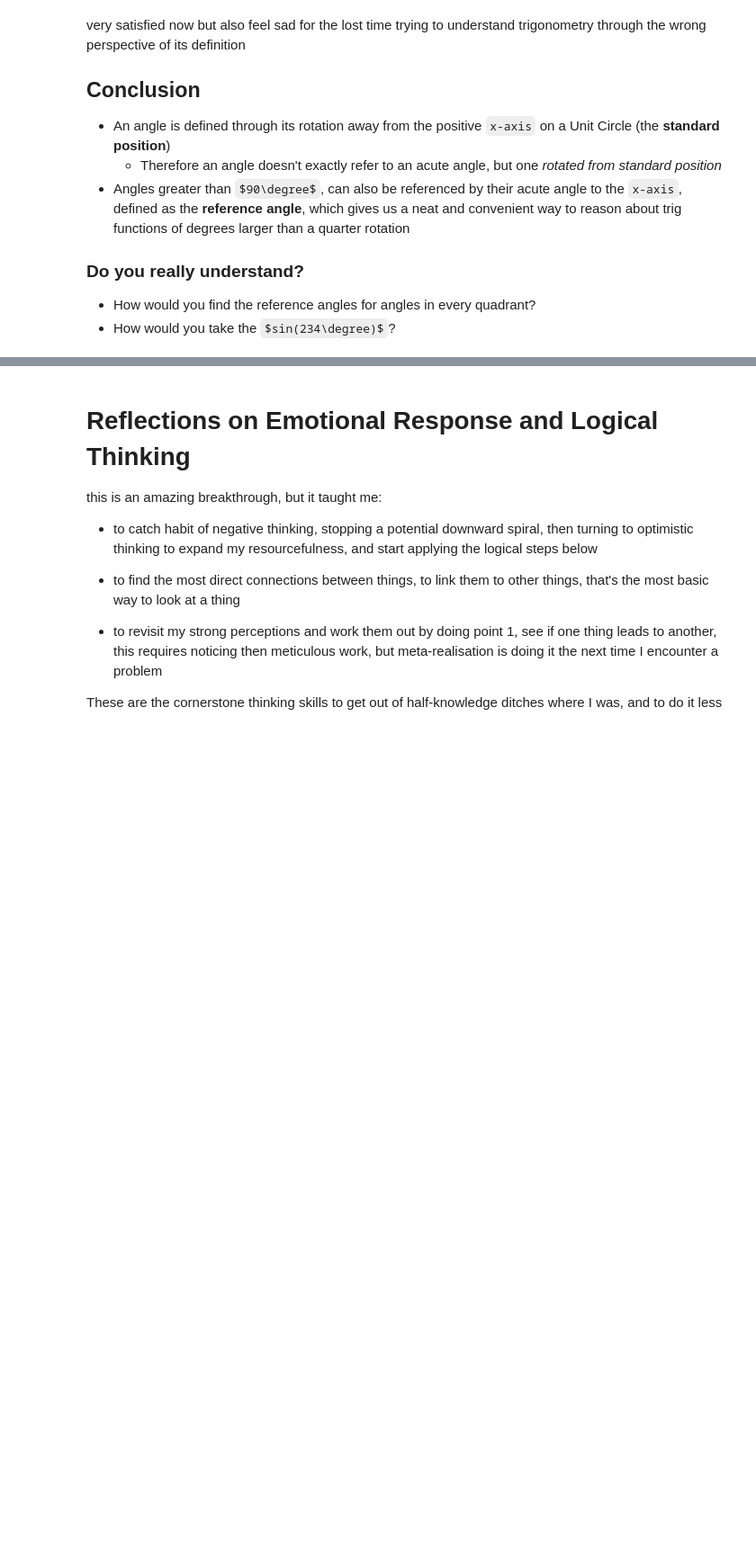
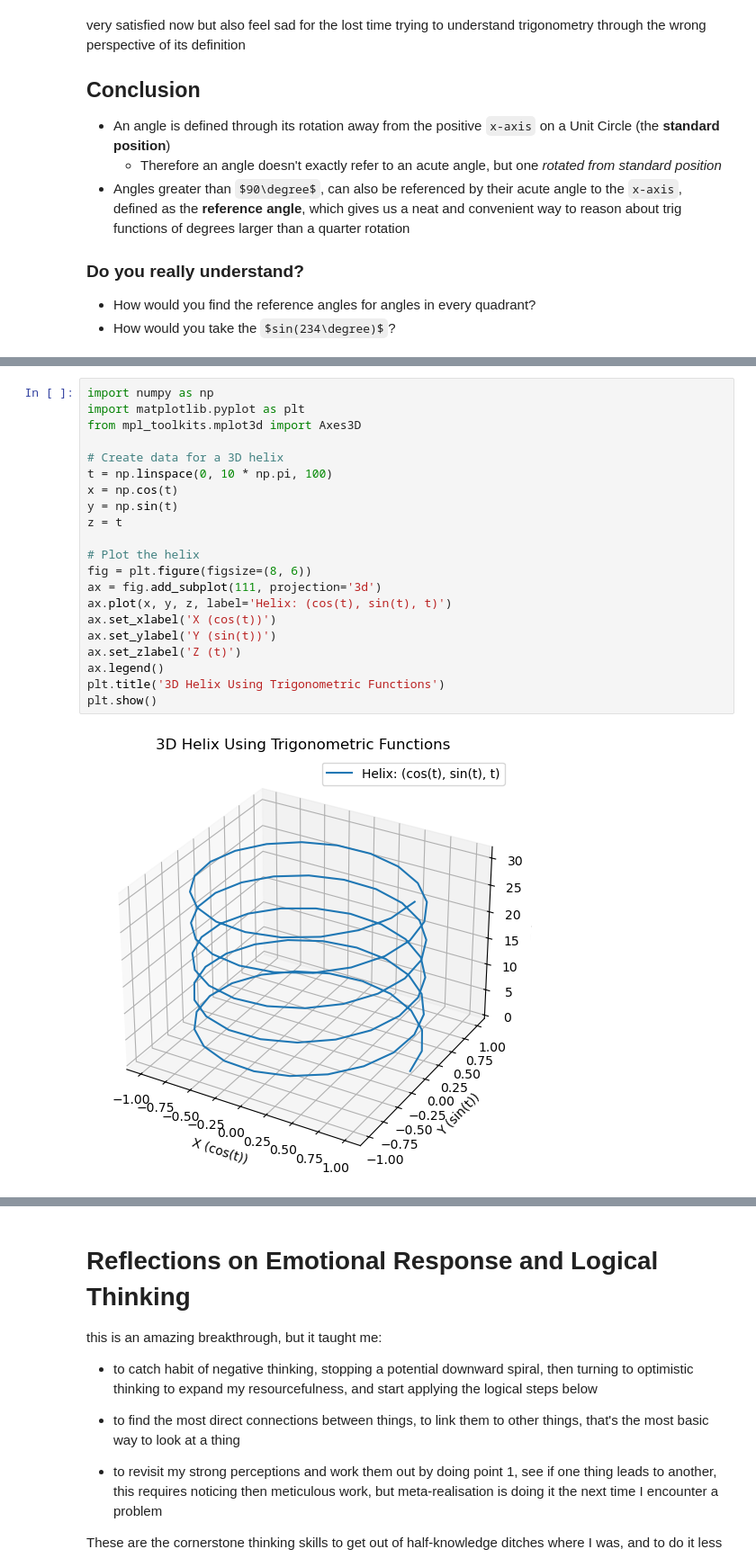
Before and after one commit to B67687/MathLearningNotes, a Jupyter notebook: Trigonometry/getting-definitions-right.ipynb, the cells around one changed output, grey strips where cells are left out. Shown: that part at 90% size. Saved outputs shown, nothing was run; the diff lists cells and outputs as text; some formulas as TeX source; blank space fills up the shorter version.

```diff
--- a/Trigonometry/getting-definitions-right.ipynb
+++ b/Trigonometry/getting-definitions-right.ipynb
@@ -124,0 +189,23 @@ derived from similar triangle properties
+# %%
+import numpy as np
+import matplotlib.pyplot as plt
+from mpl_toolkits.mplot3d import Axes3D
+
+# Create data for a 3D helix
+t = np.linspace(0, 10 * np.pi, 100)
+x = np.cos(t)
+y = np.sin(t)
+z = t
+
+# Plot the helix
+fig = plt.figure(figsize=(8, 6))
+ax = fig.add_subplot(111, projection='3d')
+ax.plot(x, y, z, label='Helix: (cos(t), sin(t), t)')
+ax.set_xlabel('X (cos(t))')
+ax.set_ylabel('Y (sin(t))')
+ax.set_zlabel('Z (t)')
+ax.legend()
+plt.title('3D Helix Using Trigonometric Functions')
+plt.show()
+# %% [output]
+[figure, added]
```
Also changed, not shown: parts of 2 cells of this notebook.
